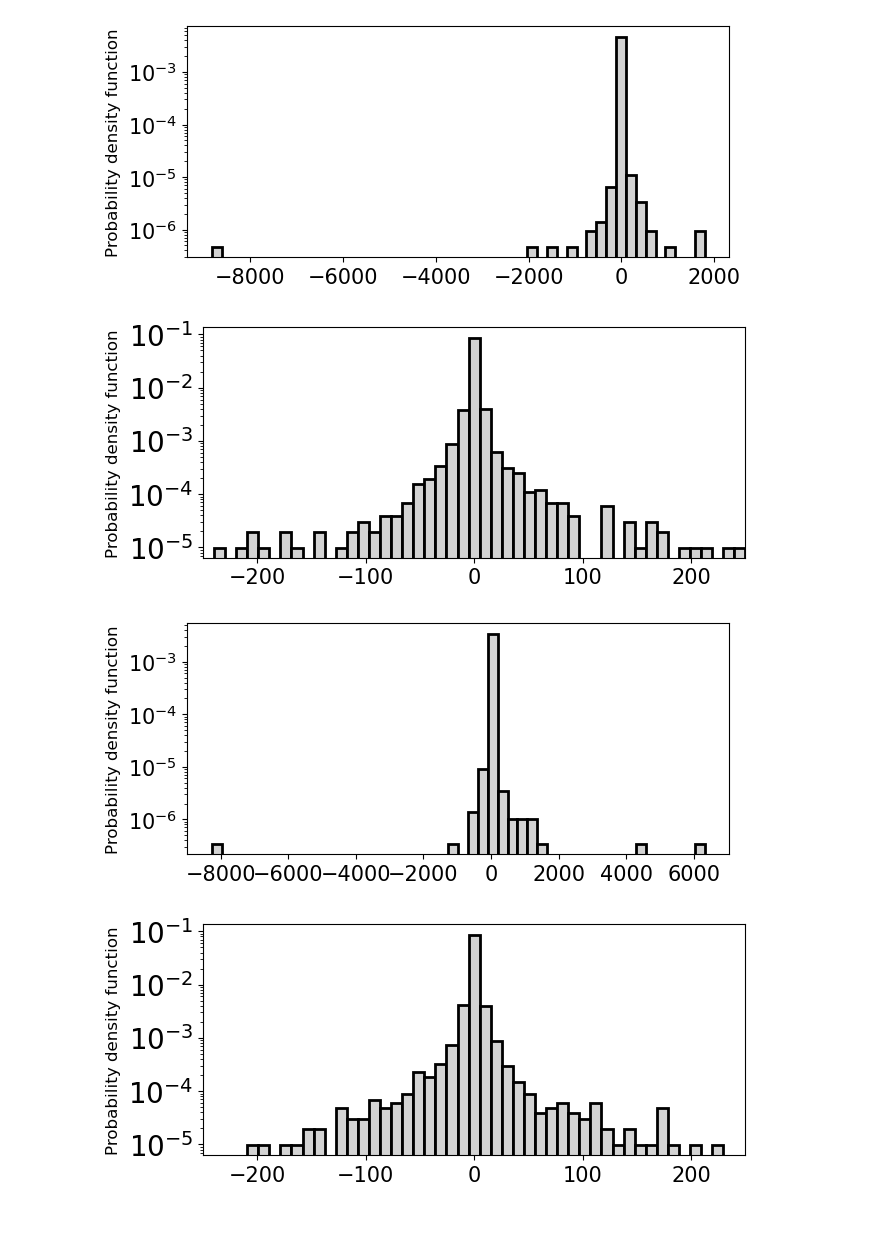
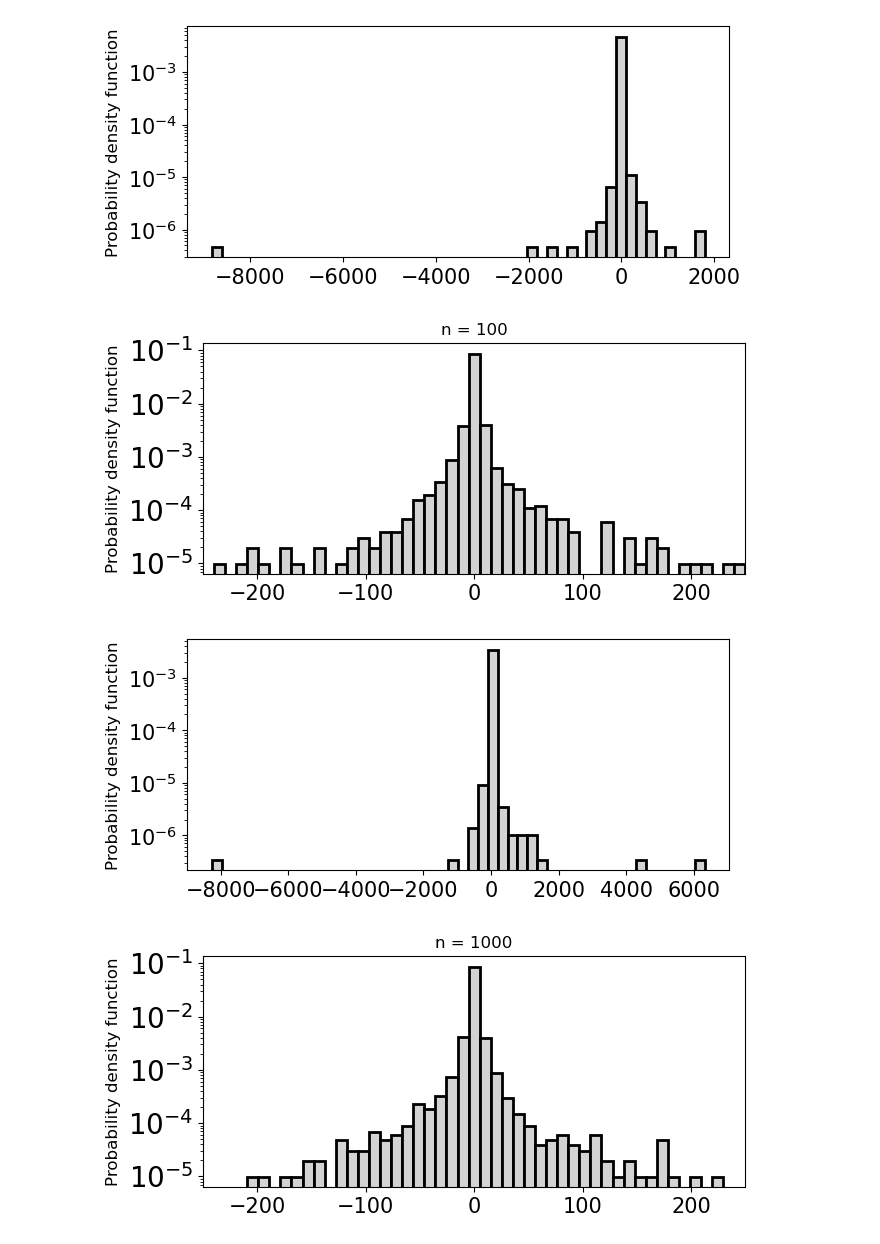
Before and after one commit to cfgranda/ps4ds, a Jupyter notebook: estimation_population_parameters/cauchy_sample_mean.ipynb, the cells around one changed output. Drawn from its saved outputs; the diff is of its cells as text; code cells hidden in the pictures.

```diff
--- a/estimation_population_parameters/cauchy_sample_mean.ipynb
+++ b/estimation_population_parameters/cauchy_sample_mean.ipynb
@@ -40,34 +48,35 @@ n_vals = [100,1000,10000]
 x_min_log = -250
 x_max_log = 250
 y_max_log = 9e-3
 y_min_log = 1e-7
 n_bins = 50
 bin_edges = np.linspace(x_min_log,x_max_log,n_bins)
 x = np.arange(-4,4+1e-2,1e-2)
 x_min = -100
 x_max = 100
 
 for ind_n,n in enumerate(n_vals):
     realizations = (rng.standard_cauchy((n,tries))).astype('float')
     sample_means = np.sum(realizations,axis=0) / n
 
     plt.figure(figsize=(7,3))
     plt.xticks(fontsize=font_size_ticks)
     plt.yticks(fontsize=font_size_ticks)
     plt.hist(sample_means,bins=n_bins,log=True,color='lightgray', edgecolor='black',
               linewidth=2,density=True)
     plt.ylabel(r"Probability density function",fontsize=font_size-3,labelpad=5)
 
     plt.figure(figsize=(7,3))
     plt.xticks([-200,-100,0,100,200],fontsize=font_size_ticks)
     plt.yticks(fontsize=font_size_ticks+5)
     plt.xlim([x_min_log,x_max_log])
     plt.hist(sample_means,bins=bin_edges,log=True,color='lightgray', edgecolor='black',
               linewidth=2,density=True)
     plt.ylabel(r"Probability density function",fontsize=font_size-3,labelpad=5)
+    plt.title(r"n = "+str(n))
 # %% [output]
 [figure]
-[figure, old version]
+[figure, new version]
 [figure]
-[figure, old version]
+[figure, new version]
 [figure]
```
Also changed, not shown: parts of 3 cells of this notebook.
